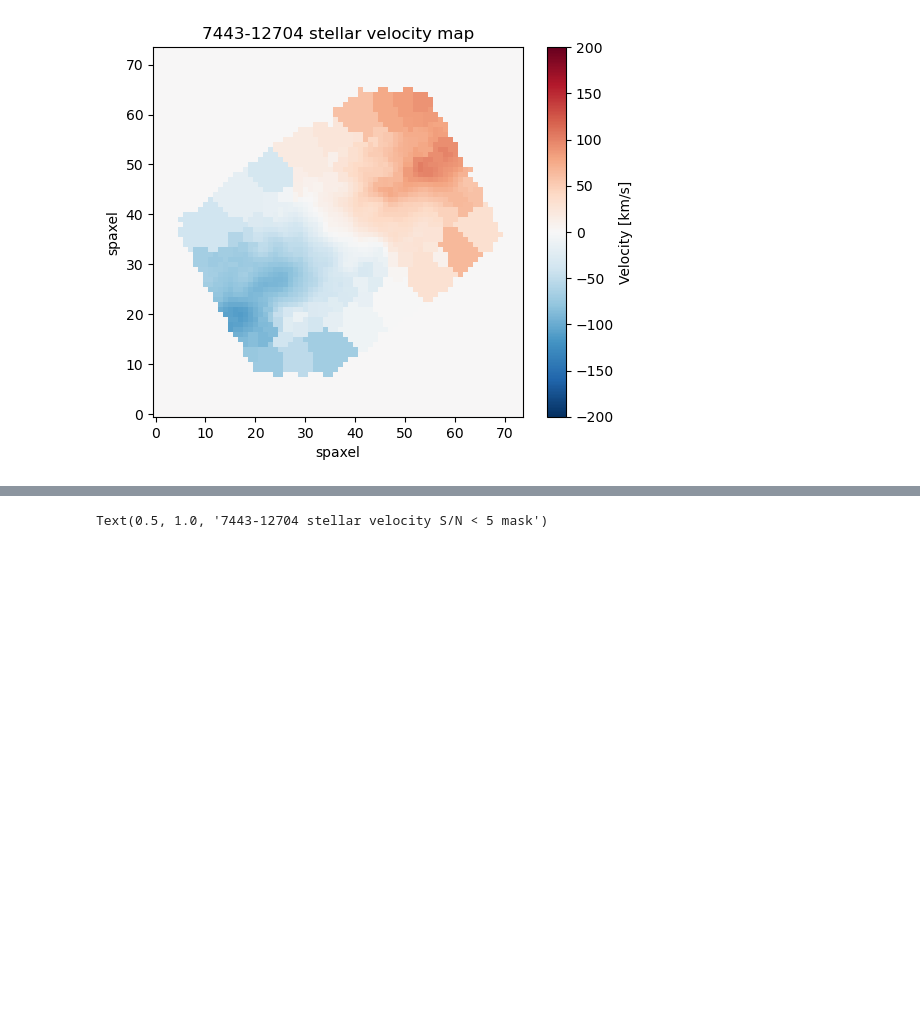
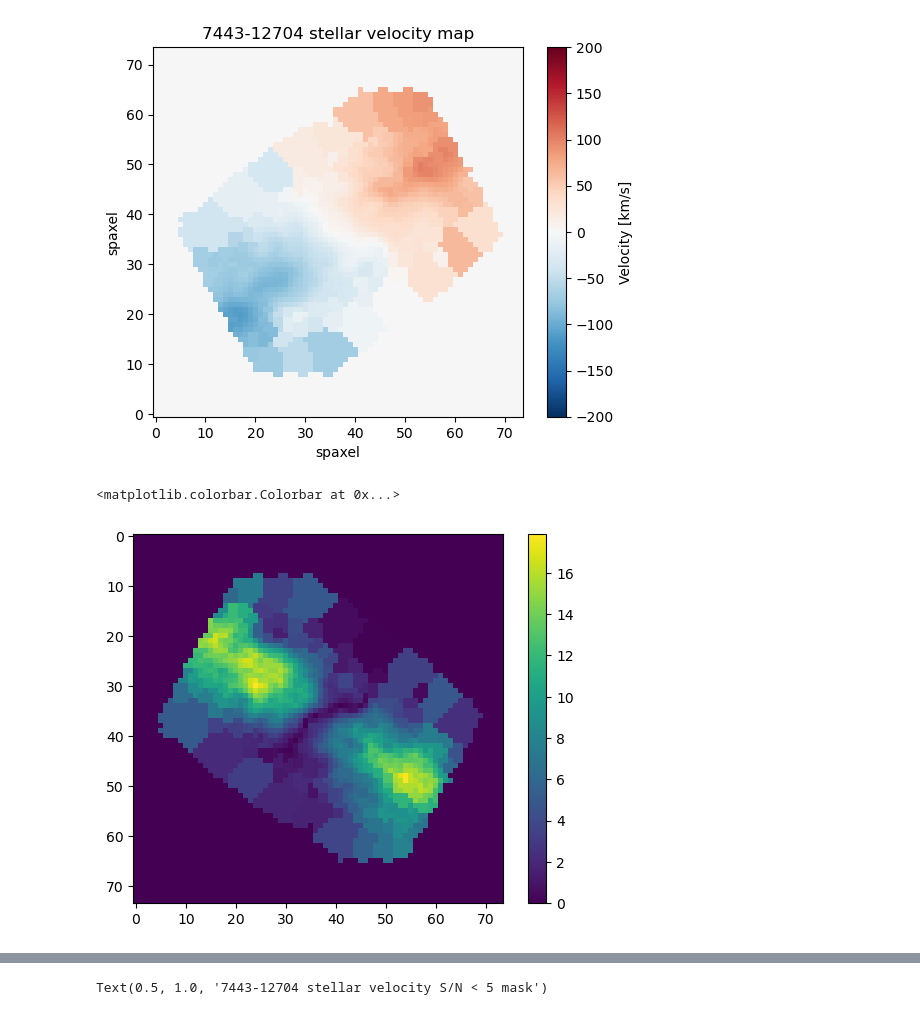
Before and after one commit to DESI-UR/MaNGA-VelMap, a Jupyter notebook: Notebooks/SN_5_mask.ipynb, the cells around one changed output, grey strips where cells are left out. Saved outputs shown, nothing was run; the diff lists cells and outputs as text; code cells hidden in the pictures; blank space fills up the shorter version.

```diff
--- a/Notebooks/SN_5_mask.ipynb
+++ b/Notebooks/SN_5_mask.ipynb
@@ -151,3 +160,9 @@ plt.title(test_gal + r' stellar velocity map')
 # %% [output]
 Text(0.5, 1.0, '7443-12704 stellar velocity map')
 [figure]
+# %%
+plt.imshow(np.abs(stellar_vel*np.sqrt(stellar_vel_ivar)))
+plt.colorbar()
+# %% [output]
+<matplotlib.colorbar.Colorbar at 0x...>
+[figure, added]
```
Also changed, not shown: parts of 10 cells of this notebook.
